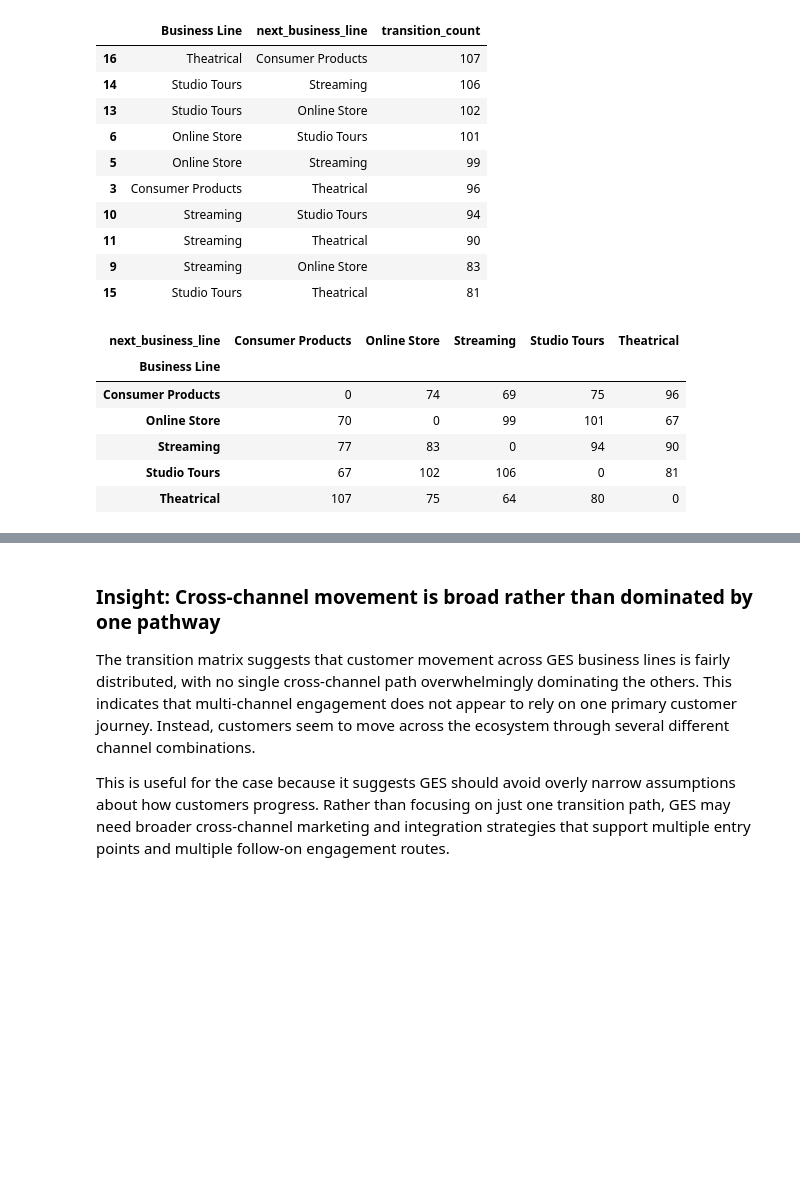
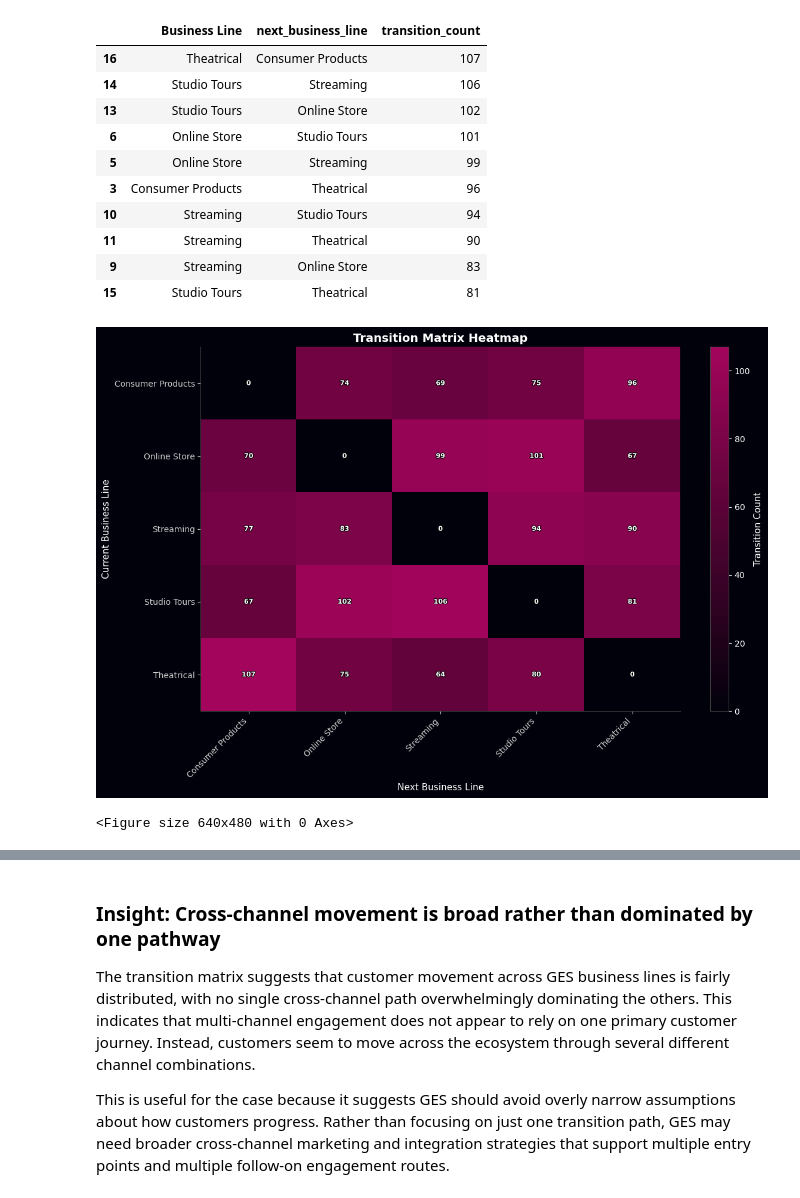
Before and after one commit to benjamint24/ITC-2026, a Jupyter notebook: ben_itc_eda.ipynb, the cells around one changed output, grey strips where cells are left out. Drawn from its saved outputs; the diff is of its cells as text; code cells hidden in the pictures; blank space fills up the shorter version.

```diff
--- a/ben_itc_eda.ipynb
+++ b/ben_itc_eda.ipynb
@@ -417,21 +485,70 @@ transition_counts.head(10)
 | 9 | Streaming | Online Store | 83 |
 | 15 | Studio Tours | Theatrical | 81 |
 # %%
-# transition matrix
+from matplotlib.colors import LinearSegmentedColormap
+import matplotlib.patheffects as pe
+
 transition_matrix = pd.crosstab(
     transitions["Business Line"],
     transitions["next_business_line"]
 )
 
-transition_matrix
+# custom colormap using your theme colors
+custom_cmap = LinearSegmentedColormap.from_list(
+    "ges_heatmap",
+    ['#01010b', '#a3055c']
+)
+
+plt.figure(figsize=(12, 8))
+ax = plt.gca()
+
+im = ax.imshow(transition_matrix, aspect="auto", cmap=custom_cmap)
+
+ax.set_title("Transition Matrix Heatmap", fontsize=TITLE_SIZE, weight="bold")
+ax.set_xlabel("Next Business Line", fontsize=LABEL_SIZE)
+ax.set_ylabel("Current Business Line", fontsize=LABEL_SIZE)
+
+ax.set_xticks(range(len(transition_matrix.columns)))
+ax.set_xticklabels(
+    transition_matrix.columns,
+    rotation=45,
+    ha="right",
+    fontsize=TICK_SIZE
+)
+
+ax.set_yticks(range(len(transition_matrix.index)))
+ax.set_yticklabels(
+    transition_matrix.index,
+    fontsize=TICK_SIZE
+)
+
+# clearer cell labels with outline
+for i in range(transition_matrix.shape[0]):
+    for j in range(transition_matrix.shape[1]):
+        value = transition_matrix.iloc[i, j]
+        txt = ax.text(
+            j, i, str(value),
+            ha="center", va="center",
+            color="white",
+            fontsize=8,
+            fontweight="bold"
+        )
+        txt.set_path_effects([
+            pe.withStroke(linewidth=1.5, foreground="black")
+        ])
+
+cbar = plt.colorbar(im)
+cbar.set_label("Transition Count", fontsize=LABEL_SIZE)
+cbar.ax.yaxis.set_tick_params(color='white')
+plt.setp(cbar.ax.get_yticklabels(), color='white')
+
+plt.tight_layout()
+plt.show()
+
+plt.savefig("Visuals/transition_heatmap.png", dpi=300, bbox_inches="tight")
 # %% [output]
-| next_business_line | Consumer Products | Online Store | Streaming | Studio Tours | Theatrical |
-| Business Line |  |  |  |  |  |
-| Consumer Products | 0 | 74 | 69 | 75 | 96 |
-| Online Store | 70 | 0 | 99 | 101 | 67 |
-| Streaming | 77 | 83 | 0 | 94 | 90 |
-| Studio Tours | 67 | 102 | 106 | 0 | 81 |
-| Theatrical | 107 | 75 | 64 | 80 | 0 |
+[figure, added]
+<Figure size 640x480 with 0 Axes>
 # %%
 top_transitions = transition_counts.head(10).copy()
 top_transitions["transition_label"] = (
```
Also changed, not shown: parts of 4 cells of this notebook, 15 other files.
